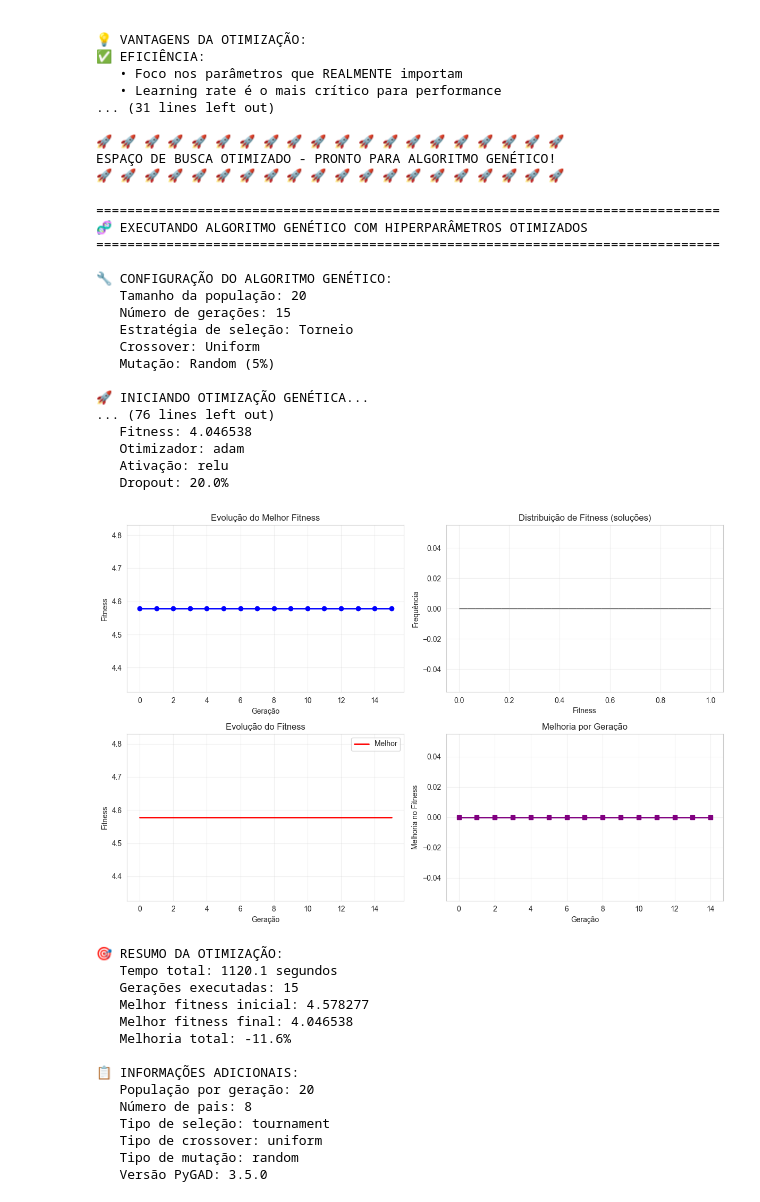
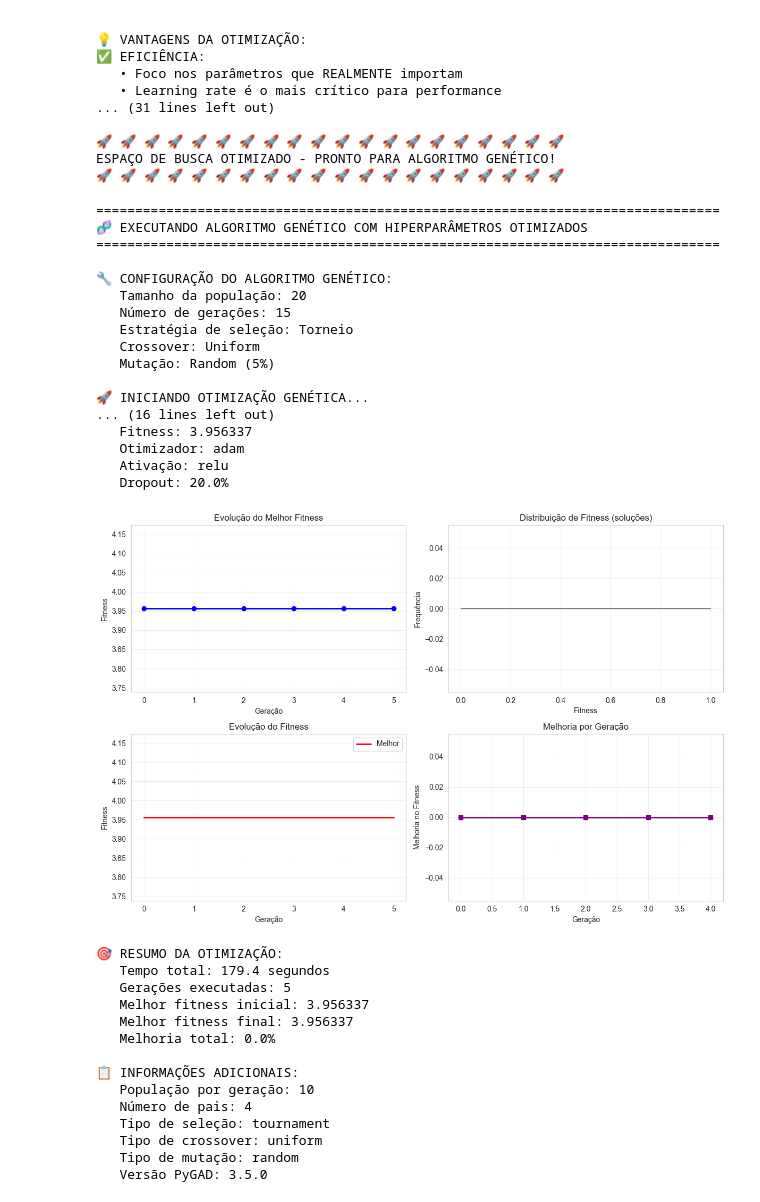
Before and after one commit to AugustoCoding/Ethanol-AI, a Jupyter notebook: Testes.ipynb, the cells around one changed output. Drawn from its saved outputs; the diff is of its cells as text; code cells hidden in the pictures.

```diff
--- a/Testes.ipynb
+++ b/Testes.ipynb
@@ -2075,16 +2075,32 @@ print(f"   Estratégia de seleção: Torneio")
 print(f"   Crossover: Uniform")
 print(f"   Mutação: Random (5%)")
 
+# # Configurar algoritmo genético
+# ga_instance = pygad.GA(
+#     num_generations=15,        # Número de gerações (reduzido para eficiência)
+#     num_parents_mating=8,      # Número de pais para reprodução
+#     fitness_func=fitness_func_optimized,
+#     sol_per_pop=20,           # Tamanho da população
+#     num_genes=4,              # 4 hiperparâmetros a otimizar
+#     gene_space=gene_space,    # Espaço de busca definido anteriormente
+#     parent_selection_type="tournament",
+#     keep_parents=4,           # Manter os melhores pais
+#     crossover_type="uniform",
+#     mutation_type="random",
+#     mutation_percent_genes=5,  # 5% de mutação
+#     random_seed=42           # Para reprodutibilidade
+# )
+
 # Configurar algoritmo genético
 ga_instance = pygad.GA(
-    num_generations=15,        # Número de gerações (reduzido para eficiência)
-    num_parents_mating=8,      # Número de pais para reprodução
+    num_generations=5,        # Número de gerações (reduzido para eficiência)
+    num_parents_mating=4,      # Número de pais para reprodução
     fitness_func=fitness_func_optimized,
-    sol_per_pop=20,           # Tamanho da população
+    sol_per_pop=10,           # Tamanho da população
     num_genes=4,              # 4 hiperparâmetros a otimizar
     gene_space=gene_space,    # Espaço de busca definido anteriormente
     parent_selection_type="tournament",
-    keep_parents=4,           # Manter os melhores pais
+    keep_parents=2,           # Manter os melhores pais
     crossover_type="uniform",
     mutation_type="random",
     mutation_percent_genes=5,  # 5% de mutação
@@ -2210,46 +2226,46 @@ else:
 
 print(f"\n📋 INFORMAÇÕES ADICIONAIS:")
 print(f"   População por geração: {ga_instance.sol_per_pop}")
 print(f"   Número de pais: {ga_instance.num_parents_mating}")
 print(f"   Tipo de seleção: {ga_instance.parent_selection_type}")
 print(f"   Tipo de crossover: {ga_instance.crossover_type}")
 print(f"   Tipo de mutação: {ga_instance.mutation_type}")
 
 # Verificar versão do PyGAD
 try:
     import pygad
     print(f"   Versão PyGAD: {pygad.__version__}")
 except:
     print(f"   PyGAD: versão não detectada")
 # %% [output]
 ================================================================================
 🧬 EXECUTANDO ALGORITMO GENÉTICO COM HIPERPARÂMETROS OTIMIZADOS
 ================================================================================
 
 🔧 CONFIGURAÇÃO DO ALGORITMO GENÉTICO:
    Tamanho da população: 20
    Número de gerações: 15
    Estratégia de seleção: Torneio
    Crossover: Uniform
    Mutação: Random (5%)
 
 🚀 INICIANDO OTIMIZAÇÃO GENÉTICA...
-... (76 lines left out)
-   Fitness: 4.046538
+... (16 lines left out)
+   Fitness: 3.956337
    Otimizador: adam
    Ativação: relu
    Dropout: 20.0%
-[figure, old version]
+[figure, new version]
 🎯 RESUMO DA OTIMIZAÇÃO:
-   Tempo total: 1120.1 segundos
-   Gerações executadas: 15
-   Melhor fitness inicial: 4.578277
-   Melhor fitness final: 4.046538
-   Melhoria total: -11.6%
+   Tempo total: 179.4 segundos
+   Gerações executadas: 5
+   Melhor fitness inicial: 3.956337
+   Melhor fitness final: 3.956337
+   Melhoria total: 0.0%
 
 📋 INFORMAÇÕES ADICIONAIS:
-   População por geração: 20
-   Número de pais: 8
+   População por geração: 10
+   Número de pais: 4
    Tipo de seleção: tournament
    Tipo de crossover: uniform
    Tipo de mutação: random
```
Also changed, not shown: parts of 8 cells of this notebook, 33 other files.
